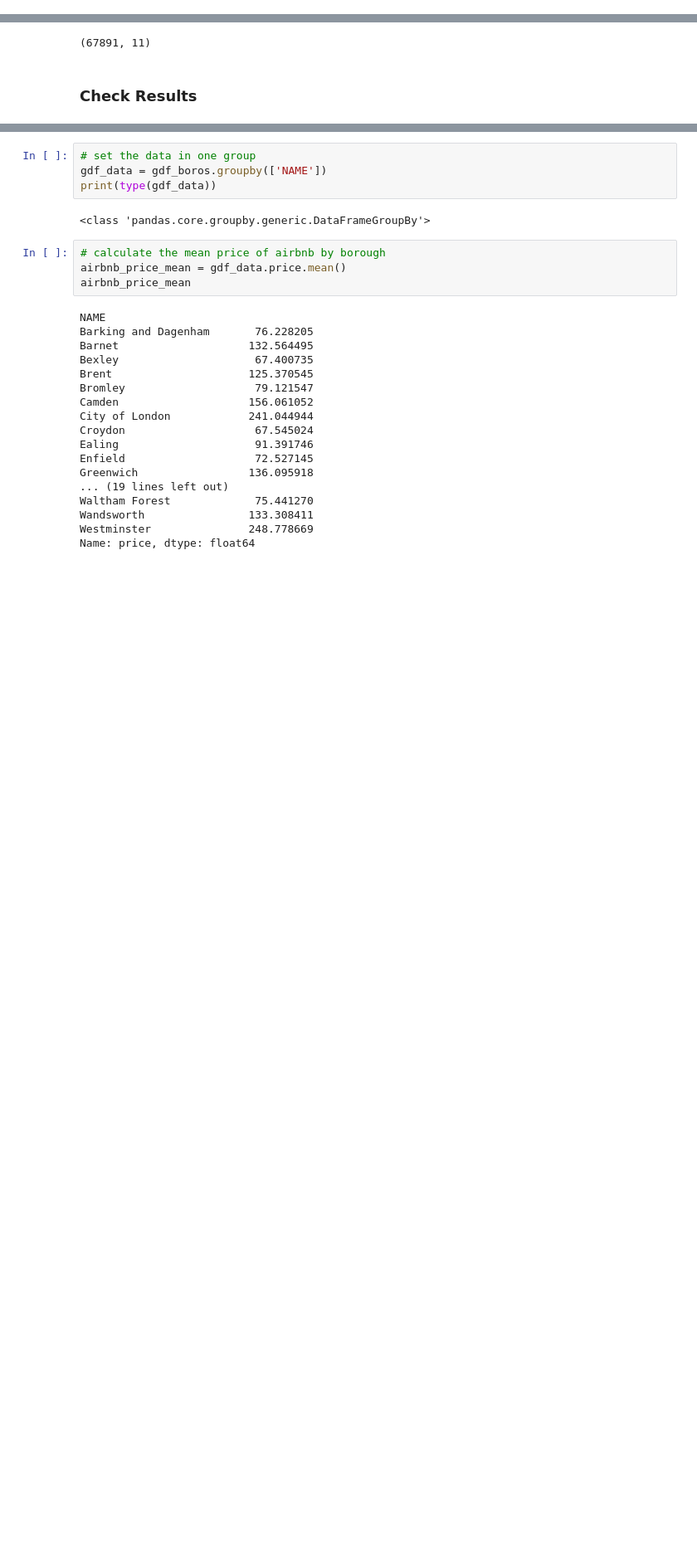
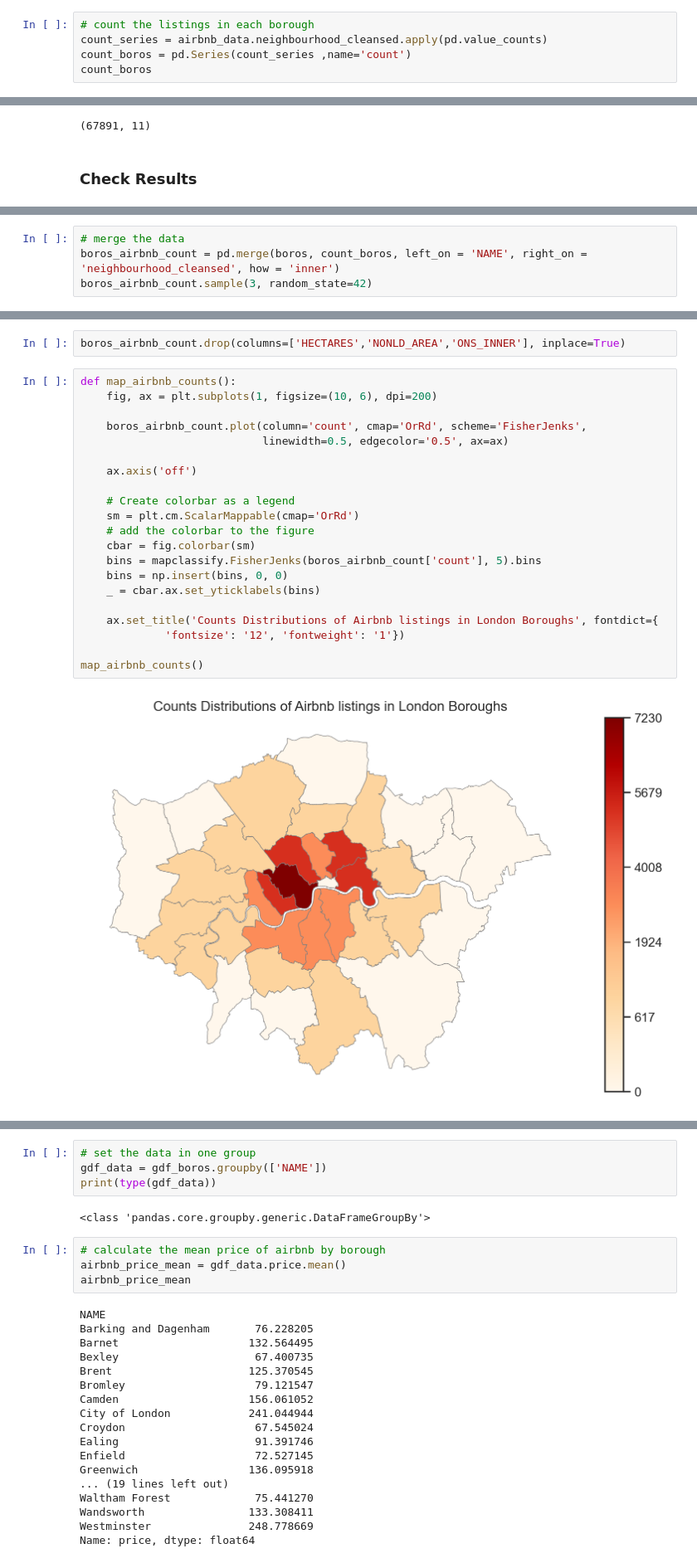
Before and after one commit to HaofuW/CASA0013_Mic, a Jupyter notebook: Assessment3/Code/Reproducible Analysis.ipynb, the cells around one changed output, grey strips where cells are left out. Shown at 83% size. Saved outputs shown, nothing was run; the diff lists cells and outputs as text; blank space fills up the shorter version.

```diff
--- a/Assessment3/Code/Reproducible Analysis.ipynb
+++ b/Assessment3/Code/Reproducible Analysis.ipynb
@@ -120,0 +134,5 @@ df_rental.sample(3, random_state=42)
+# %%
+# count the listings in each borough
+count_series = airbnb_data.neighbourhood_cleansed.apply(pd.value_counts)
+count_boros = pd.Series(count_series ,name='count')
+count_boros
@@ -200,0 +268,4 @@ airbnb_loc()
+# %%
+# merge the data
+boros_airbnb_count = pd.merge(boros, count_boros, left_on = 'NAME', right_on = 'neighbourhood_cleansed', how = 'inner')
+boros_airbnb_count.sample(3, random_state=42)
@@ -201 +277,26 @@ airbnb_loc()
+# %%
+boros_airbnb_count.drop(columns=['HECTARES','NONLD_AREA','ONS_INNER'], inplace=True)
+# %%
+def map_airbnb_counts():
+    fig, ax = plt.subplots(1, figsize=(10, 6), dpi=200)
+
+    boros_airbnb_count.plot(column='count', cmap='OrRd', scheme='FisherJenks',
+                            linewidth=0.5, edgecolor='0.5', ax=ax)
+
+    ax.axis('off')
+
+    # Create colorbar as a legend
+    sm = plt.cm.ScalarMappable(cmap='OrRd')
+    # add the colorbar to the figure
+    cbar = fig.colorbar(sm)
+    bins = mapclassify.FisherJenks(boros_airbnb_count['count'], 5).bins
+    bins = np.insert(bins, 0, 0)
+    _ = cbar.ax.set_yticklabels(bins)
+
+    ax.set_title('Counts Distributions of Airbnb listings in London Boroughs', fontdict={
+             'fontsize': '12', 'fontweight': '1'})
+
+map_airbnb_counts()
+# %% [output]
+[figure, added]
 # %% [markdown]
```
Also changed, not shown: parts of 49 cells of this notebook.
